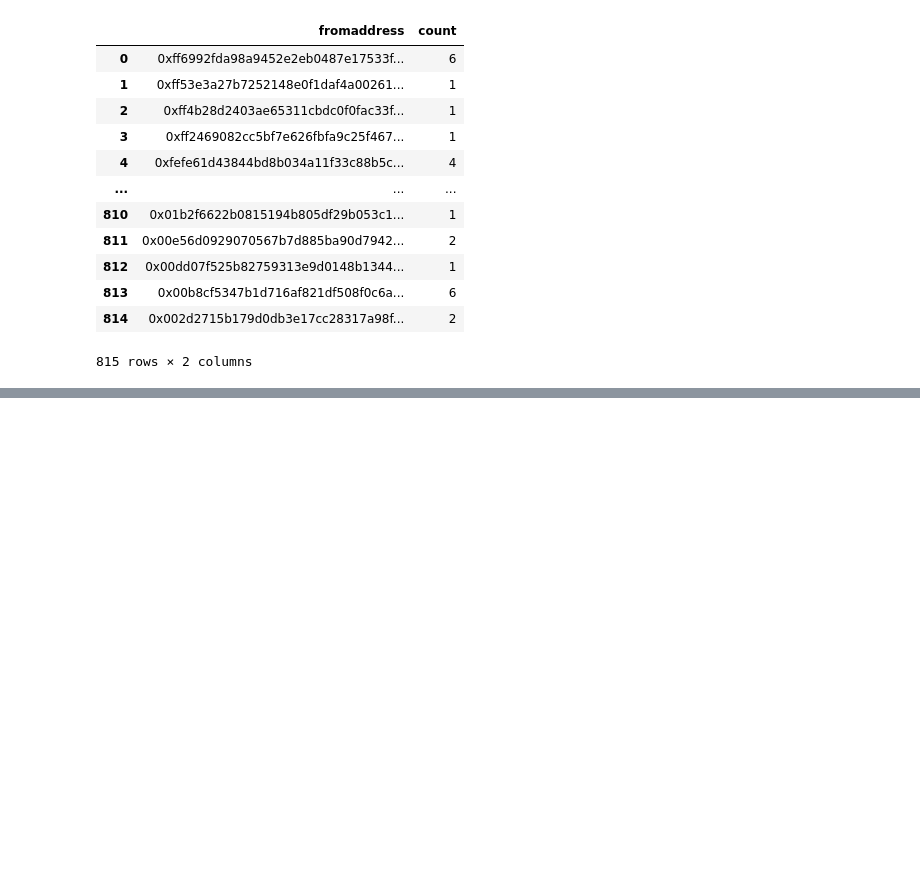
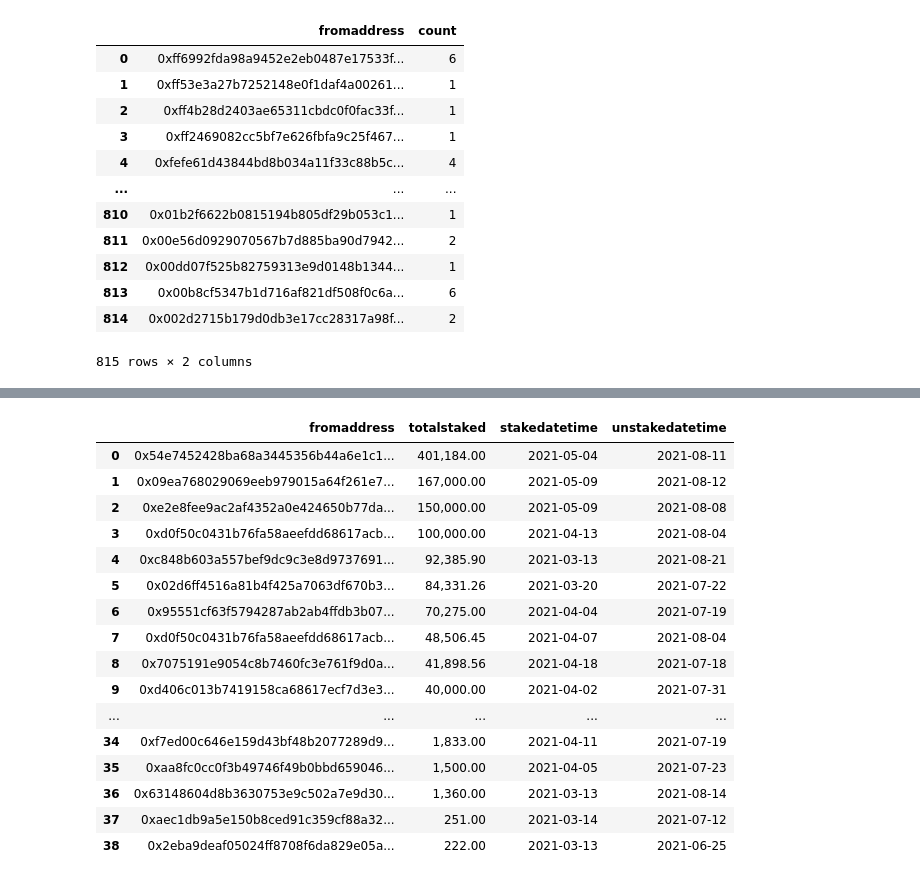
Before and after one commit to seanbhart/flashV2-analysis, a Jupyter notebook: FlashV2_AnalysisSQL.ipynb, the cells around one changed output, grey strips where cells are left out. Cells and saved outputs as stored; diff of their text form; code cells hidden in the pictures; blank space fills up the shorter version.

```diff
--- a/FlashV2_AnalysisSQL.ipynb
+++ b/FlashV2_AnalysisSQL.ipynb
@@ -37,0 +85,23 @@ ORDER BY fromaddress DESC;""",conn)
+# %%
+pd.read_sql("""SELECT fromaddress, AmountIn as TotalStaked, stakedatetime, unstakedatetime
+FROM stakes
+WHERE stakedatetime < '2021-07-01'::date AND ((unstakedatetime - stakedatetime >= 90 OR unstakedatetime=NULL) AND totalstakeddays >= 90)
+ORDER BY TotalStaked DESC;""",conn)
+# %% [output]
+|  | fromaddress | totalstaked | stakedatetime | unstakedatetime |
+| 0 | 0x54e7452428ba68a3445356b44a6e1c1... | 401,184.00 | 2021-05-04 | 2021-08-11 |
+| 1 | 0x09ea768029069eeb979015a64f261e7... | 167,000.00 | 2021-05-09 | 2021-08-12 |
+| 2 | 0xe2e8fee9ac2af4352a0e424650b77da... | 150,000.00 | 2021-05-09 | 2021-08-08 |
+| 3 | 0xd0f50c0431b76fa58aeefdd68617acb... | 100,000.00 | 2021-04-13 | 2021-08-04 |
+| 4 | 0xc848b603a557bef9dc9c3e8d9737691... | 92,385.90 | 2021-03-13 | 2021-08-21 |
+| 5 | 0x02d6ff4516a81b4f425a7063df670b3... | 84,331.26 | 2021-03-20 | 2021-07-22 |
+| 6 | 0x95551cf63f5794287ab2ab4ffdb3b07... | 70,275.00 | 2021-04-04 | 2021-07-19 |
+| 7 | 0xd0f50c0431b76fa58aeefdd68617acb... | 48,506.45 | 2021-04-07 | 2021-08-04 |
+| 8 | 0x7075191e9054c8b7460fc3e761f9d0a... | 41,898.56 | 2021-04-18 | 2021-07-18 |
+| 9 | 0xd406c013b7419158ca68617ecf7d3e3... | 40,000.00 | 2021-04-02 | 2021-07-31 |
+| ... | ... | ... | ... | ... |
+| 34 | 0xf7ed00c646e159d43bf48b2077289d9... | 1,833.00 | 2021-04-11 | 2021-07-19 |
+| 35 | 0xaa8fc0cc0f3b49746f49b0bbd659046... | 1,500.00 | 2021-04-05 | 2021-07-23 |
+| 36 | 0x63148604d8b3630753e9c502a7e9d30... | 1,360.00 | 2021-03-13 | 2021-08-14 |
+| 37 | 0xaec1db9a5e150b8ced91c359cf88a32... | 251.00 | 2021-03-14 | 2021-07-12 |
+| 38 | 0x2eba9deaf05024ff8708f6da829e05a... | 222.00 | 2021-03-13 | 2021-06-25 |
```
Also changed, not shown: parts of 10 cells of this notebook, 3 other files.
